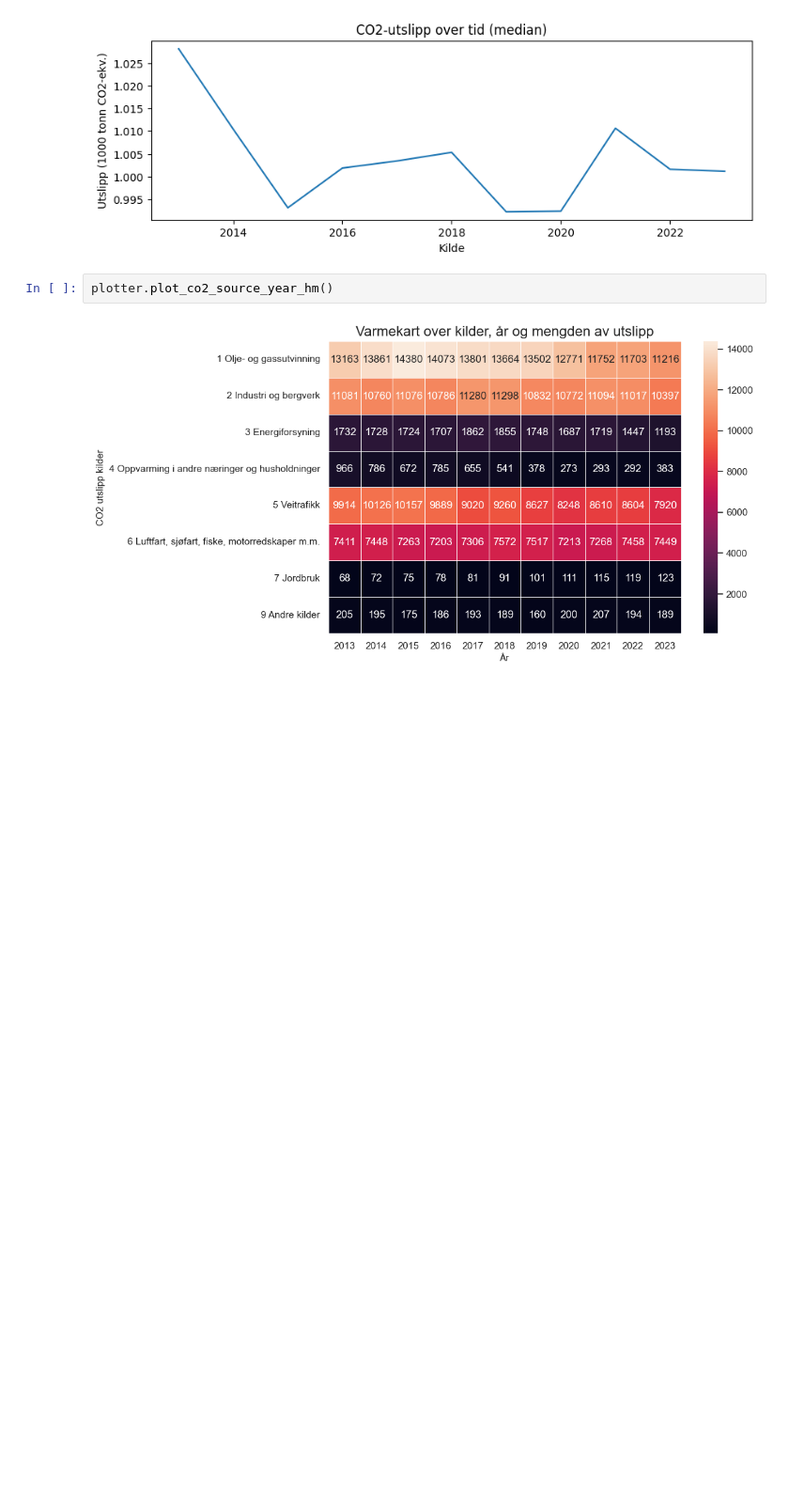
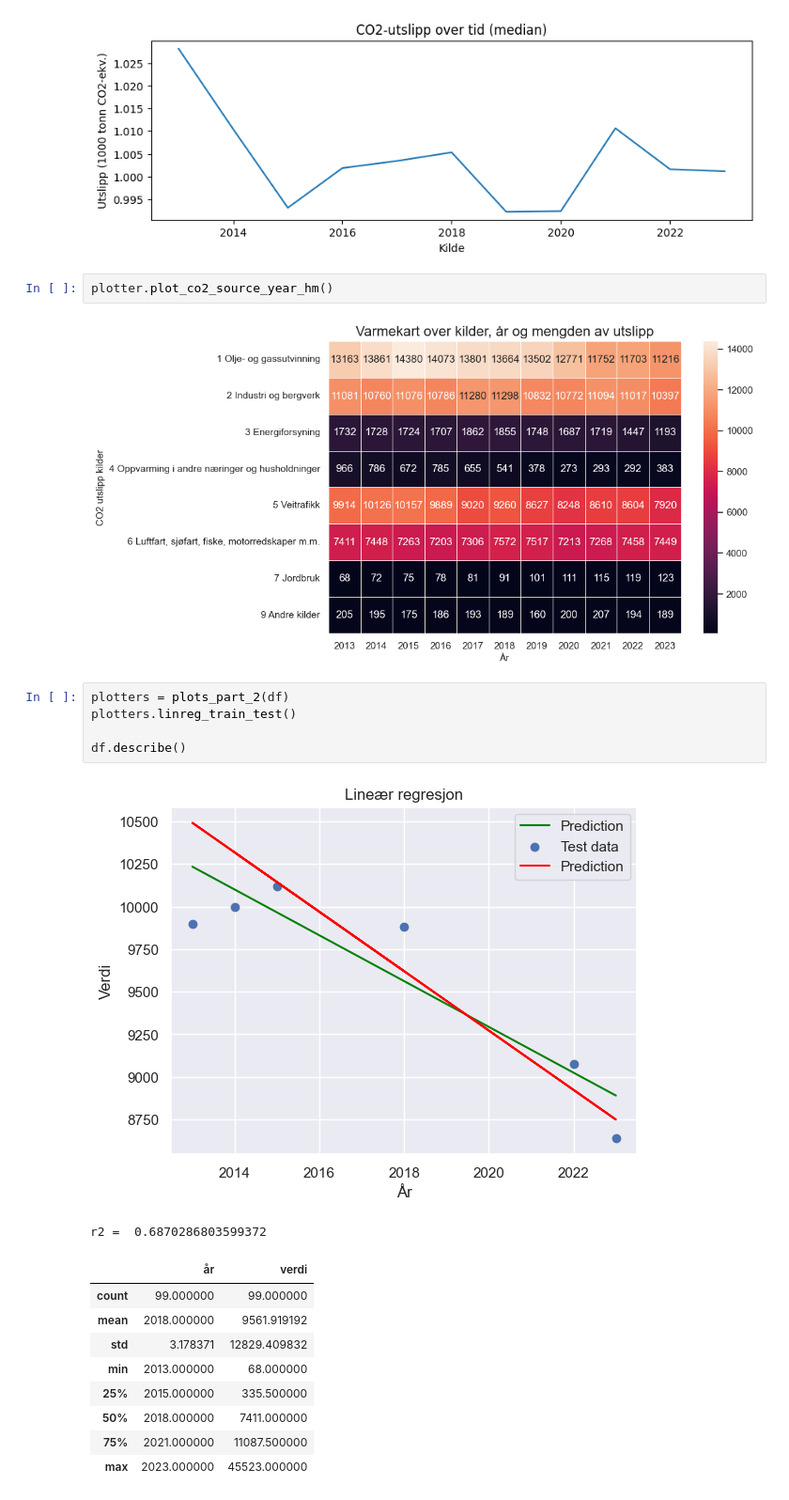
Before and after one commit to PetterOttersen/milj-dataanalyse, a Jupyter notebook: processed_data/Fremstilling_Utslipp.ipynb, the cells around one changed output. Shown: that part at 94% size. Cells and saved outputs as stored; diff of their text form; blank space fills up the shorter version.

```diff
--- a/processed_data/Fremstilling_Utslipp.ipynb
+++ b/processed_data/Fremstilling_Utslipp.ipynb
@@ -40,4 +40,21 @@ cv = plotter.comparisons(mean, std)
 plotter.plot_co2_source_year_hm()
 # %% [output]
 [figure]
+# %%
+plotters = plots_part_2(df)
+plotters.linreg_train_test()
+
+df.describe()
+# %% [output]
+[figure, added]
+r2 =  0.6870286803599372
+|  | år | verdi |
+| count | 99.000000 | 99.000000 |
+| mean | 2018.000000 | 9561.919192 |
+| std | 3.178371 | 12829.409832 |
+| min | 2013.000000 | 68.000000 |
+| 25% | 2015.000000 | 335.500000 |
+| 50% | 2018.000000 | 7411.000000 |
+| 75% | 2021.000000 | 11087.500000 |
+| max | 2023.000000 | 45523.000000 |
 # %%
```
Also changed, not shown: parts of 3 cells of this notebook, 1 other file.
